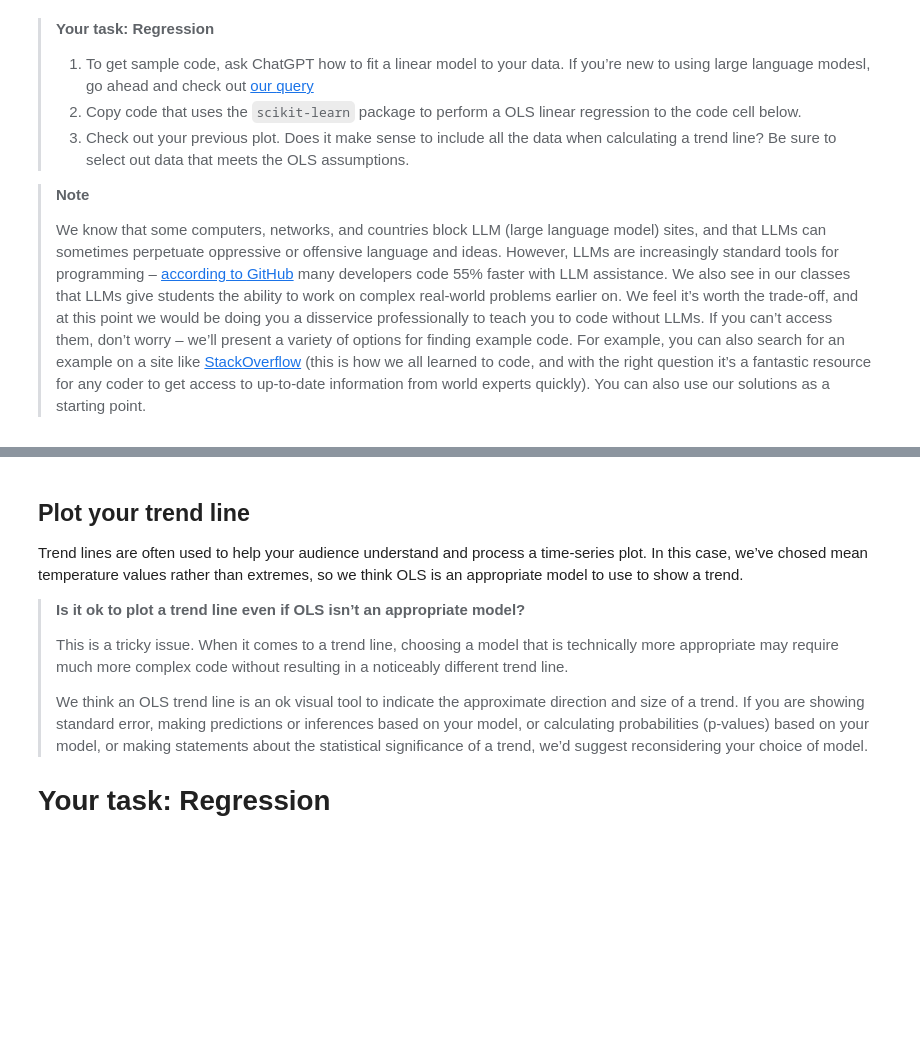
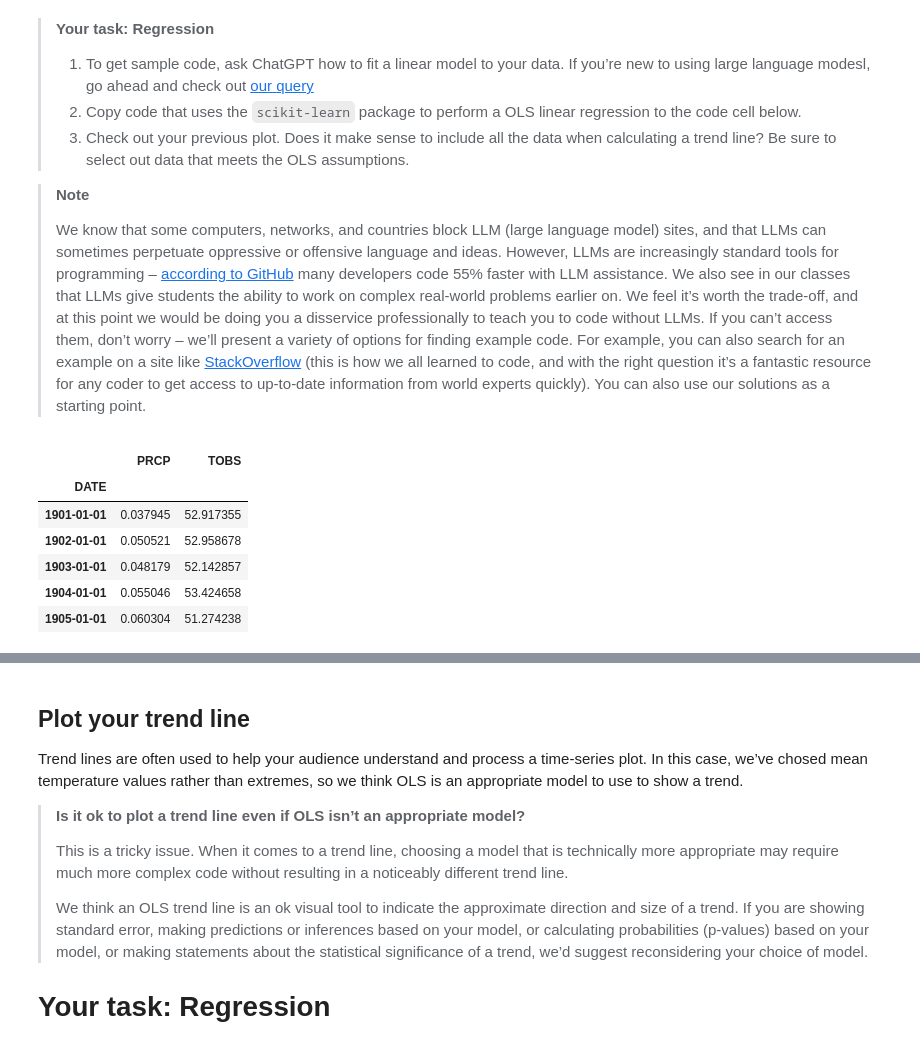
Before and after one commit to earthlab-education/climate-coding-challenge-lauren-alexandra, a Jupyter notebook: 02-climate-coding-challenge/05-climate-coding-challenge.ipynb, the cells around one changed output, grey strips where cells are left out. Cells and saved outputs as stored; diff of their text form; code cells hidden in the pictures; blank space fills up the shorter version.

```diff
--- a/02-climate-coding-challenge/05-climate-coding-challenge.ipynb
+++ b/02-climate-coding-challenge/05-climate-coding-challenge.ipynb
@@ -174,3 +174,15 @@ from sklearn.linear_model import LinearRegression
 > learned to code, and with the right question it’s a fantastic resource
 > for any coder to get access to up-to-date information from world
 > experts quickly). You can also use our solutions as a starting point.
+# %%
+ann_climate_df.dropna(inplace=True)
+
+ann_climate_df.head()
+# %% [output]
+|  | PRCP | TOBS |
+| DATE |  |  |
+| 1901-01-01 | 0.037945 | 52.917355 |
+| 1902-01-01 | 0.050521 | 52.958678 |
+| 1903-01-01 | 0.048179 | 52.142857 |
+| 1904-01-01 | 0.055046 | 53.424658 |
+| 1905-01-01 | 0.060304 | 51.274238 |
```
Also changed, not shown: parts of 6 cells of this notebook, 1 other file.
